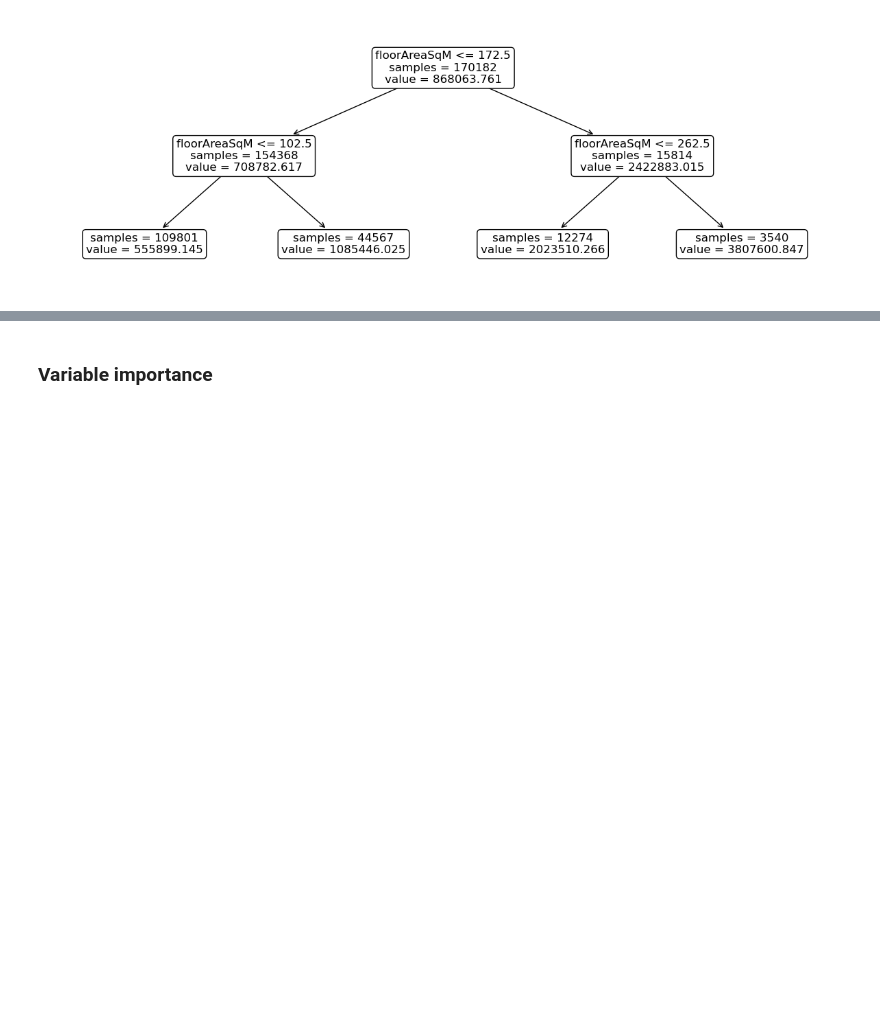
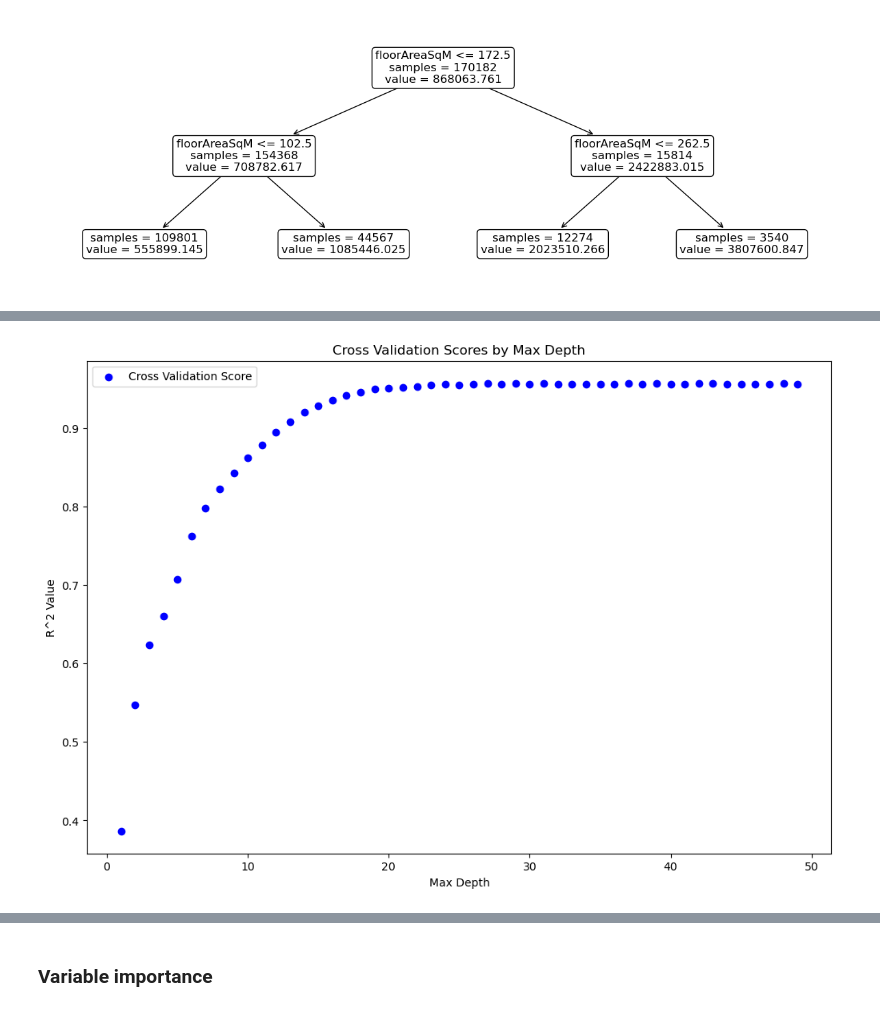
Before and after one commit to SanjayRaju2000/London-House-Price-Prediction, a Jupyter notebook: notebooks/05-non-linear-modelling.ipynb, the cells around one changed output, grey strips where cells are left out. Cells and saved outputs as stored; diff of their text form; code cells hidden in the pictures; blank space fills up the shorter version.

```diff
--- a/notebooks/05-non-linear-modelling.ipynb
+++ b/notebooks/05-non-linear-modelling.ipynb
@@ -189,3 +207,33 @@ for depth in depths_list:
 # Plot R^2 against max depth
 # Choose which is the best max depth for the tree and why
+# %%
+# Tuning Max depth for DTR with CV
+cv_depths_list = list(range(1, 50))
+r2_values_cv = []
+
+
+for depth in cv_depths_list:
+    decision_tree_model_cv = DecisionTreeRegressor(max_depth=depth)
+    decision_tree_model_cv.fit(X_remainder, y_remainder)
+
+    # The cross validation score (mean of scores from all folds)
+    cv_score = np.mean(cross_val_score(decision_tree_model_cv, X_remainder, y_remainder, cv=5))
+
+    # Evaluate model on train and valid data
+    r2_values_cv.append(cv_score)
+# %%
+# Plotting
+plt.figure(figsize=(12, 8))
+plt.scatter(cv_depths_list, r2_values_cv, color='blue', label='Cross Validation Score')
+
+# Labels and Title
+plt.xlabel('Max Depth')
+plt.ylabel('R^2 Value')
+plt.title('Cross Validation Scores by Max Depth')
+plt.legend()
+
+# Show plot
+plt.show()
+# %% [output]
+[figure, added]
 # %%
```
Also changed, not shown: parts of 15 cells of this notebook.
